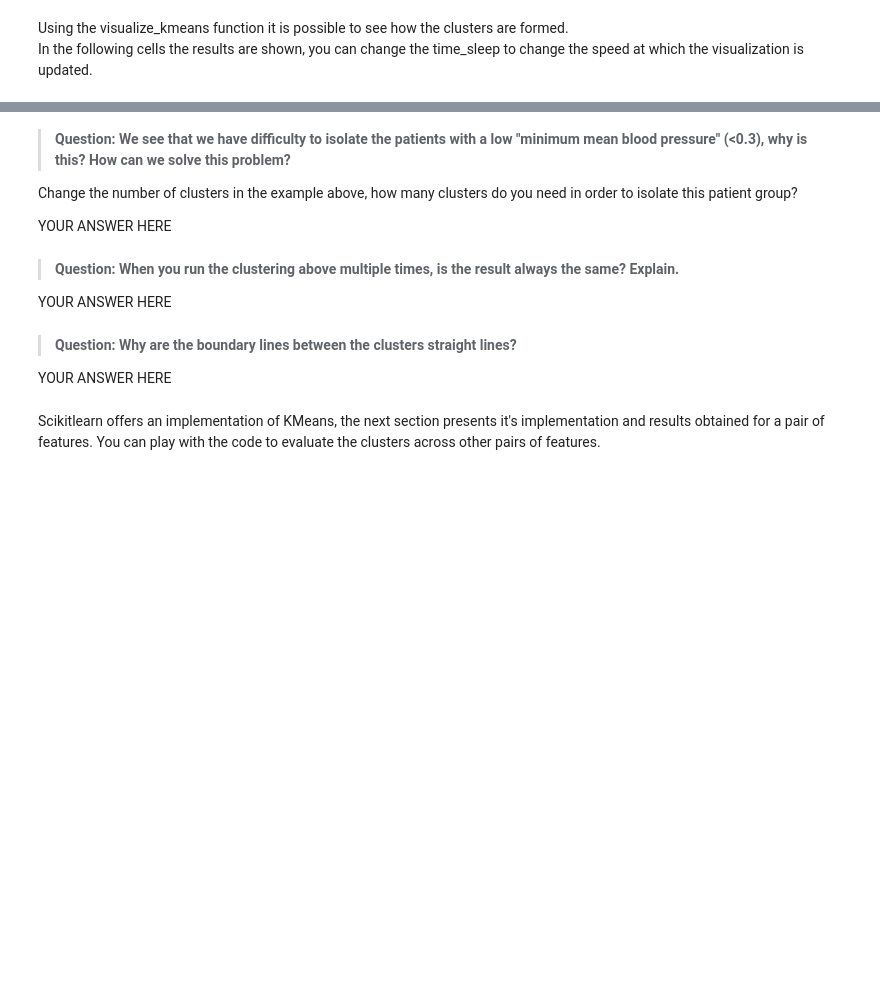
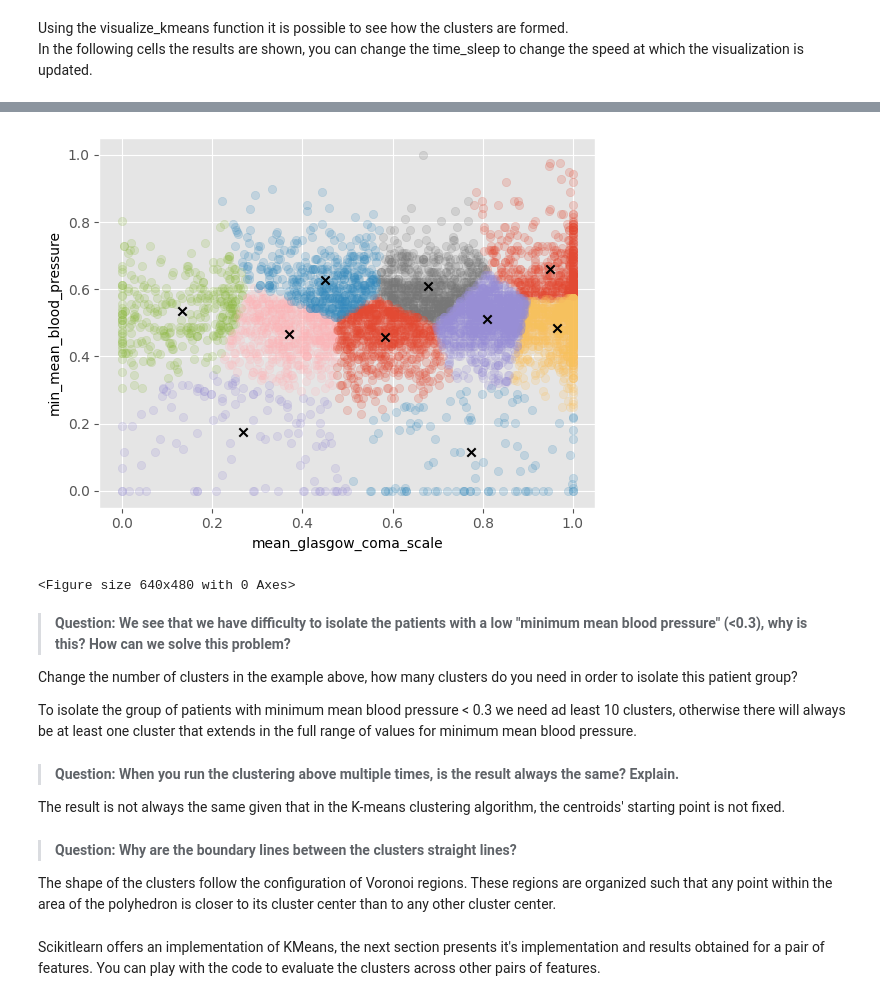
Before and after one commit to cesarz10/Data-Analytics-Healthcare, a Jupyter notebook: Lab_5_machine_learning/Part 3 - Mortality Clustering and Classification.ipynb, the cells around one changed output, grey strips where cells are left out. Saved outputs shown, nothing was run; the diff lists cells and outputs as text; code cells hidden in the pictures; blank space fills up the shorter version.

```diff
--- a/Lab_5_machine_learning/Part 3 - Mortality Clustering and Classification.ipynb
+++ b/Lab_5_machine_learning/Part 3 - Mortality Clustering and Classification.ipynb
@@ -327,23 +388,22 @@ visualize_kmeans(X, K, time_sleep=0.1)
 # %%
 ##### Number of clusters, feel free to experiment with this number
-K = 3
+K = 10
 
 # input data to fit K-means for second selection
 X = X_train[s2]
 
 # visualize
 visualize_kmeans(X, K)
+# %% [output]
+[figure, added]
+<Figure size 640x480 with 0 Axes>
 # %% [markdown]
 > **Question: We see that we have difficulty to isolate the patients with a low "minimum mean blood pressure" (<0.3), why is this? How can we solve this problem?**
 
 Change the number of clusters in the example above, how many clusters do you need in order to isolate this patient group?
 
-YOUR ANSWER HERE
+To isolate the group of patients with minimum mean blood pressure < 0.3 we need ad least 10 clusters, otherwise there will always be at least one cluster that extends in the full range of values for minimum mean blood pressure.
 # %% [markdown]
 > **Question: When you run the clustering above multiple times, is the result always the same? Explain.**
 
-YOUR ANSWER HERE
+The result is not always the same given that in the K-means clustering algorithm, the centroids' starting point is not fixed.
-# %% [markdown]
-> **Question: Why are the boundary lines between the clusters straight lines?**
-
-YOUR ANSWER HERE
@@ -354,3 +410,7 @@ assert dummy_var, "Do not forget to answer the previous questions, once you have
+# %% [markdown]
+> **Question: Why are the boundary lines between the clusters straight lines?**
+
+The shape of the clusters follow the configuration of Voronoi regions. These regions are organized such that any point within the area of the polyhedron is closer to its cluster center than to any other cluster center.
 # %% [markdown]
 Scikitlearn offers an implementation of KMeans, the next section presents it's implementation and results obtained for a pair of features. You can play with the code to evaluate the clusters across other pairs of features.
 # %%
```
Also changed, not shown: parts of 44 cells of this notebook.
